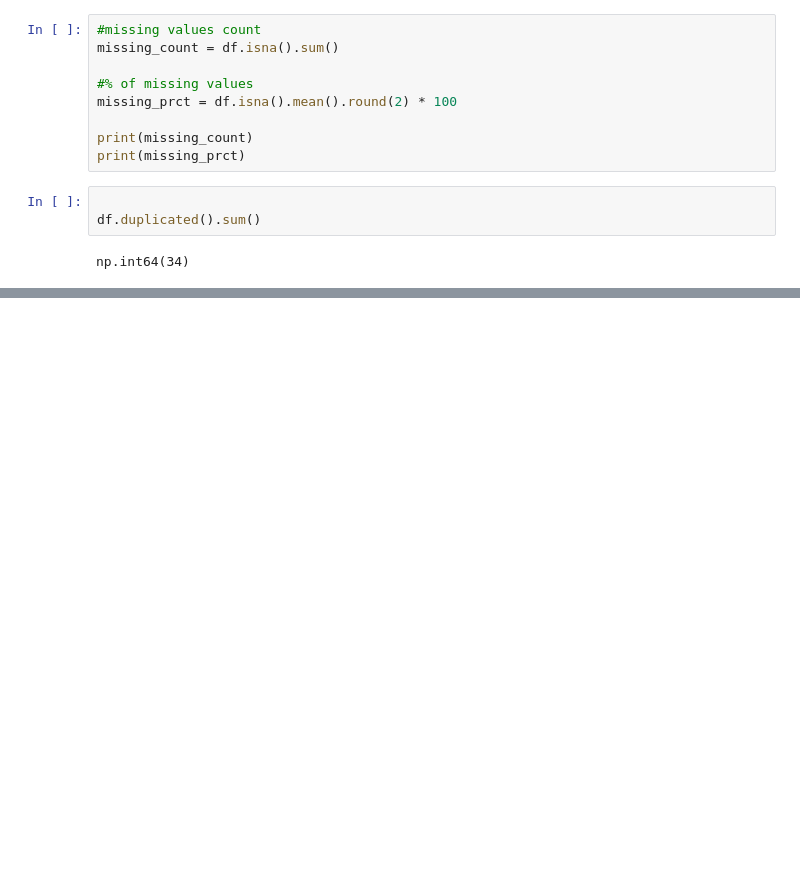
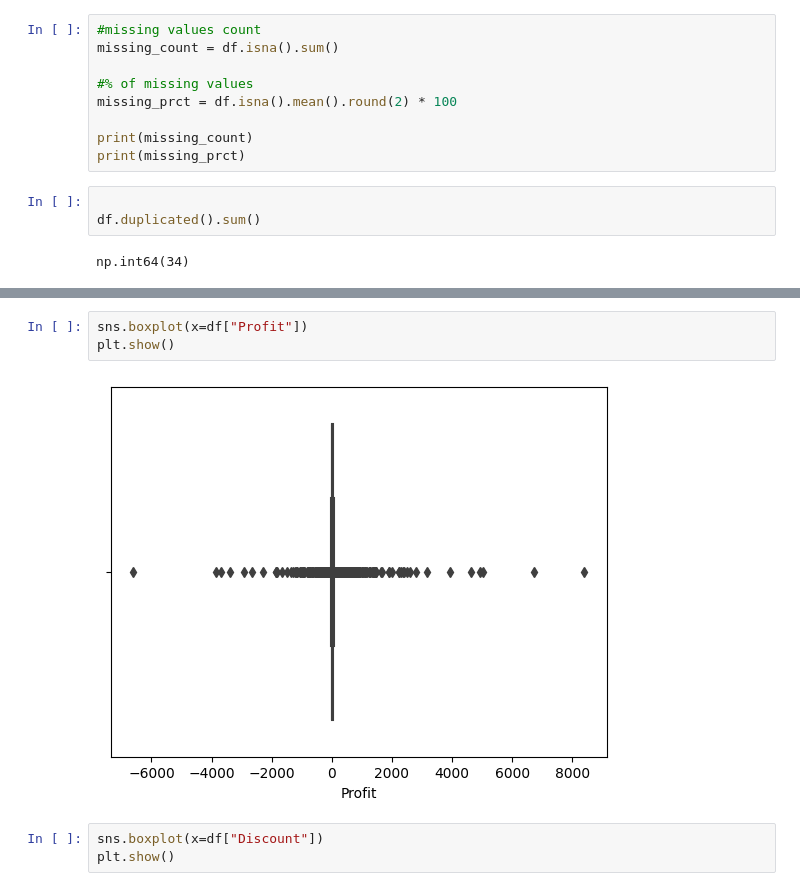
Before and after one commit to d-anasx/DataStore360, a Jupyter notebook: notebooks/01_eda.ipynb, the cells around one changed output, grey strips where cells are left out. Cells and saved outputs as stored; diff of their text form; blank space fills up the shorter version.

```diff
--- a/notebooks/01_eda.ipynb
+++ b/notebooks/01_eda.ipynb
@@ -85,0 +97,8 @@ np.int64(34)
+# %%
+sns.boxplot(x=df["Profit"])
+plt.show()
+# %% [output]
+[figure, added]
+# %%
+sns.boxplot(x=df["Discount"])
+plt.show()
```
Also changed, not shown: parts of 13 cells of this notebook, 8 other files.
